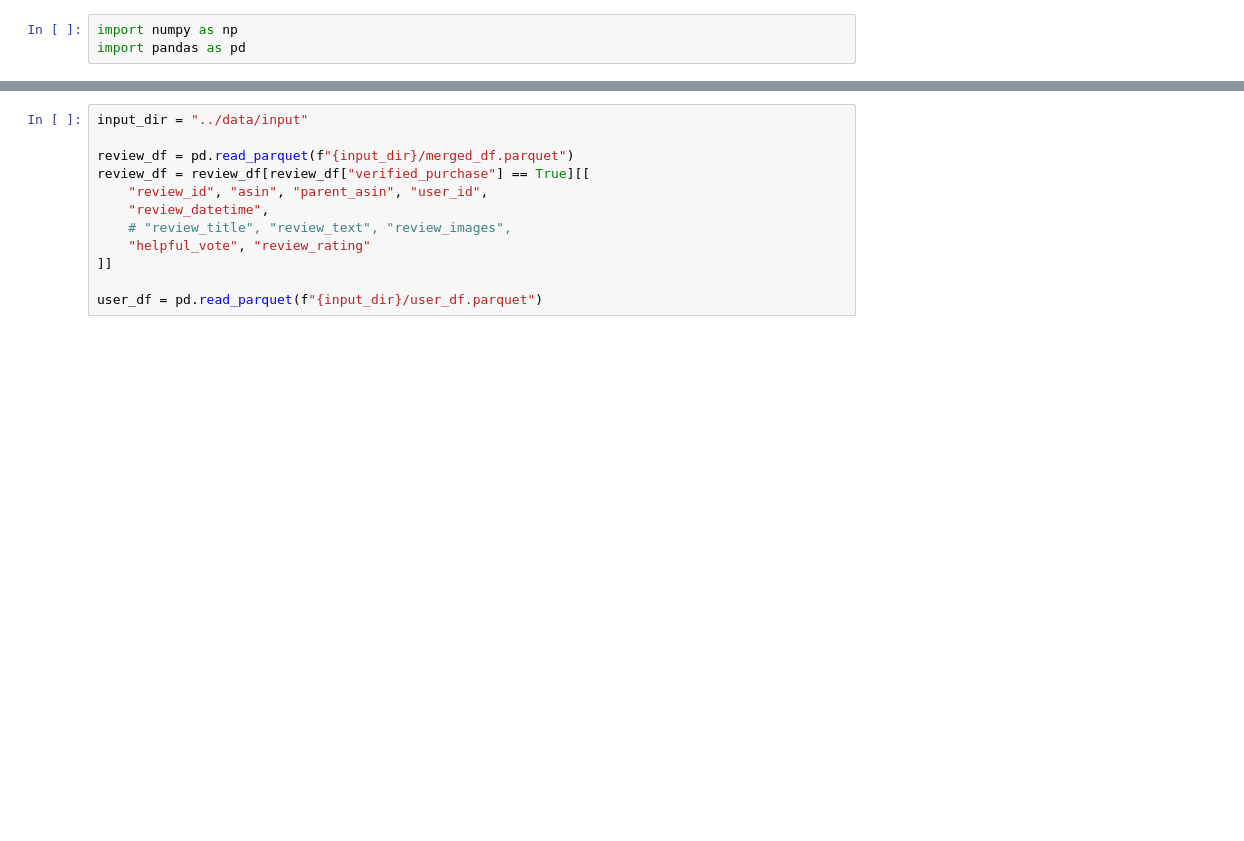
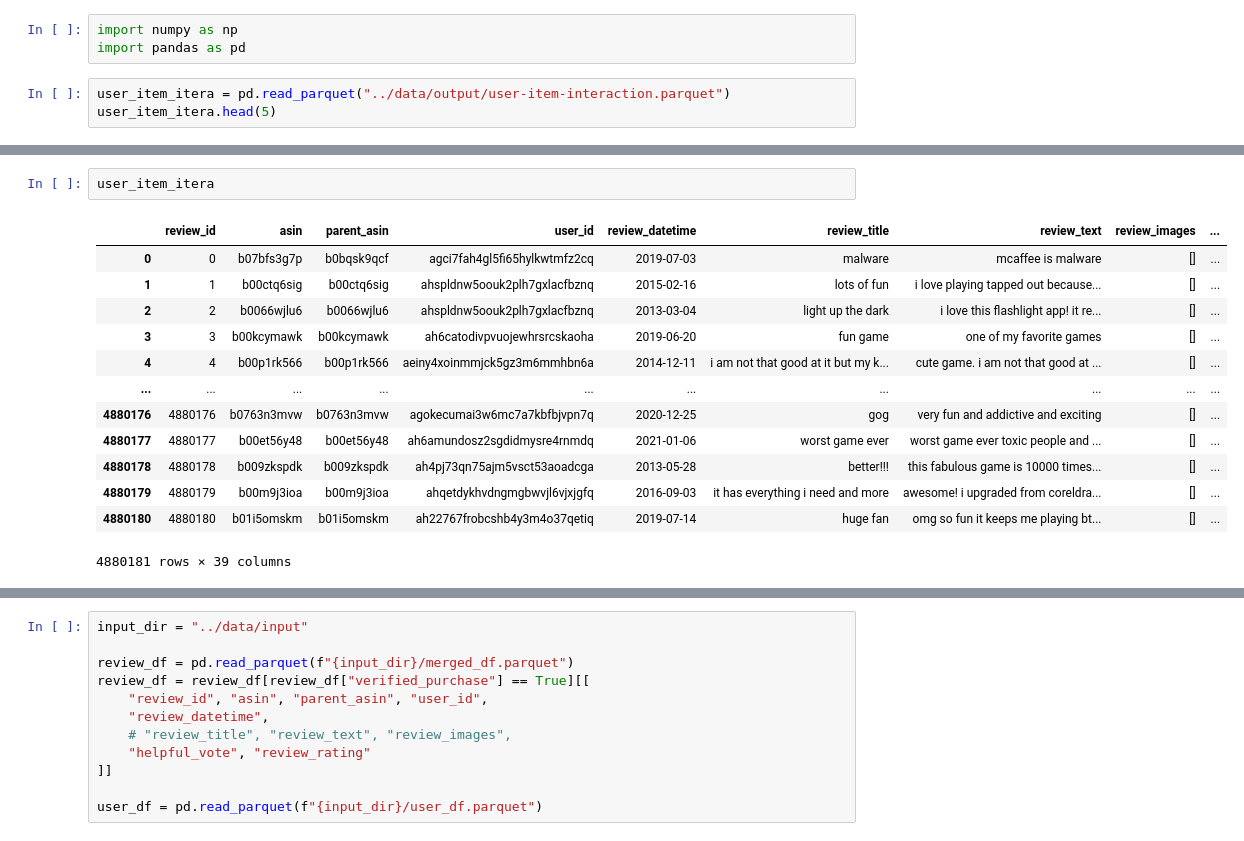
Before and after one commit to mariotey/Recommender, a Jupyter notebook: notebook/cf_recommend.ipynb, the cells around one changed output, grey strips where cells are left out. Drawn from its saved outputs; the diff is of its cells as text; blank space fills up the shorter version.

```diff
--- a/notebook/cf_recommend.ipynb
+++ b/notebook/cf_recommend.ipynb
@@ -1,3 +1,6 @@
 # %%
 import numpy as np
 import pandas as pd
+# %%
+user_item_itera = pd.read_parquet("../data/output/user-item-interaction.parquet")
+user_item_itera.head(5)
@@ -3,0 +15,16 @@ import pandas as pd
+# %%
+user_item_itera
+# %% [output]
+|  | review_id | asin | parent_asin | user_id | review_datetime | review_title | review_text | review_images | ... |
+| 0 | 0 | b07bfs3g7p | b0bqsk9qcf | agci7fah4gl5fi65hylkwtmfz2cq | 2019-07-03 | malware | mcaffee is malware | [] | ... |
+| 1 | 1 | b00ctq6sig | b00ctq6sig | ahspldnw5oouk2plh7gxlacfbznq | 2015-02-16 | lots of fun | i love playing tapped out because... | [] | ... |
+| 2 | 2 | b0066wjlu6 | b0066wjlu6 | ahspldnw5oouk2plh7gxlacfbznq | 2013-03-04 | light up the dark | i love this flashlight app! it re... | [] | ... |
+| 3 | 3 | b00kcymawk | b00kcymawk | ah6catodivpvuojewhrsrcskaoha | 2019-06-20 | fun game | one of my favorite games | [] | ... |
+| 4 | 4 | b00p1rk566 | b00p1rk566 | aeiny4xoinmmjck5gz3m6mmhbn6a | 2014-12-11 | i am not that good at it but my k... | cute game. i am not that good at ... | [] | ... |
+| ... | ... | ... | ... | ... | ... | ... | ... | ... | ... |
+| 4880176 | 4880176 | b0763n3mvw | b0763n3mvw | agokecumai3w6mc7a7kbfbjvpn7q | 2020-12-25 | gog | very fun and addictive and exciting | [] | ... |
+| 4880177 | 4880177 | b00et56y48 | b00et56y48 | ah6amundosz2sgdidmysre4rnmdq | 2021-01-06 | worst game ever | worst game ever toxic people and ... | [] | ... |
+| 4880178 | 4880178 | b009zkspdk | b009zkspdk | ah4pj73qn75ajm5vsct53aoadcga | 2013-05-28 | better!!! | this fabulous game is 10000 times... | [] | ... |
+| 4880179 | 4880179 | b00m9j3ioa | b00m9j3ioa | ahqetdykhvdngmgbwvjl6vjxjgfq | 2016-09-03 | it has everything i need and more | awesome! i upgraded from coreldra... | [] | ... |
+| 4880180 | 4880180 | b01i5omskm | b01i5omskm | ah22767frobcshb4y3m4o37qetiq | 2019-07-14 | huge fan | omg so fun it keeps me playing bt... | [] | ... |
+4880181 rows × 39 columns
```
Also changed, not shown: parts of 2 cells of this notebook, 4 other files.
